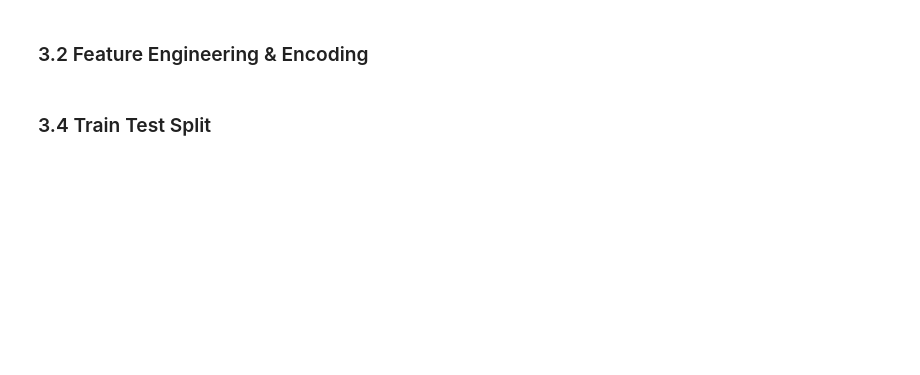
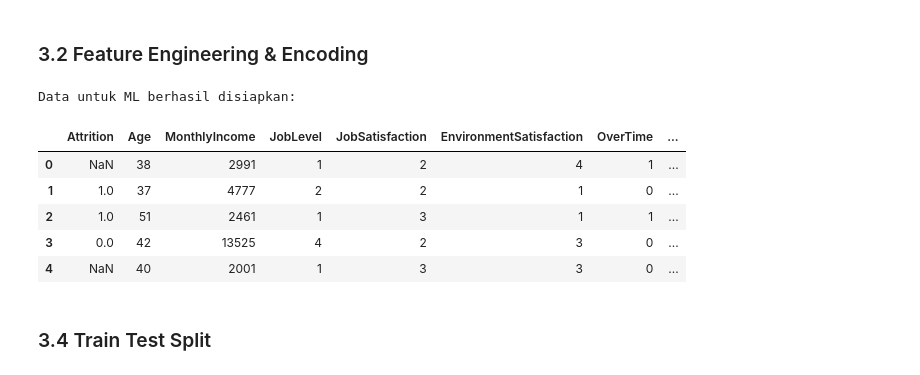
Before and after one commit to adetyatino/Data.Science_Project, a Jupyter notebook: notebook.ipynb, the cells around one changed output. Cells and saved outputs as stored; diff of their text form; code cells hidden in the pictures; blank space fills up the shorter version.

```diff
--- a/notebook.ipynb
+++ b/notebook.ipynb
@@ -656,20 +661,39 @@ Dataset berhasil disimpan sebagai employee_data_clean.csv
 # %% [markdown]
 ### 3.2 Feature Engineering & Encoding
 # %%
+# Tambahkan baris ini untuk mendefinisikan df_clean dari df yang sudah diproses sebelumnya
+df_clean = df.copy()
+
+# --- Script Asli Anda ---
 # Label attrition untuk analisis
 df_clean['Attrition_Status'] = df_clean['Attrition'].map({
     1.0: 'Resigned',
     0.0: 'Stayed'
 })
 
 # Feature selection (sama seperti siap.py)
 ml_data = df_clean[['Attrition','Age','MonthlyIncome','JobLevel',
                     'JobSatisfaction','EnvironmentSatisfaction',
                     'OverTime','YearsAtCompany','WorkLifeBalance']].copy()
 
+# Pastikan library LabelEncoder sudah di-import
+from sklearn.preprocessing import LabelEncoder
+
 # Encoding
 le = LabelEncoder()
 ml_data['OverTime'] = le.fit_transform(ml_data['OverTime'])
+
+# Menampilkan hasil
+print("Data untuk ML berhasil disiapkan:")
+display(ml_data.head())
+# %% [output]
+Data untuk ML berhasil disiapkan:
+|  | Attrition | Age | MonthlyIncome | JobLevel | JobSatisfaction | EnvironmentSatisfaction | OverTime | ... |
+| 0 | NaN | 38 | 2991 | 1 | 2 | 4 | 1 | ... |
+| 1 | 1.0 | 37 | 4777 | 2 | 2 | 1 | 0 | ... |
+| 2 | 1.0 | 51 | 2461 | 1 | 3 | 1 | 1 | ... |
+| 3 | 0.0 | 42 | 13525 | 4 | 2 | 3 | 0 | ... |
+| 4 | NaN | 40 | 2001 | 1 | 3 | 3 | 0 | ... |
 # %% [markdown]
 ### 3.4 Train Test Split
 # %%
```
Also changed, not shown: parts of 12 cells of this notebook, 3 other files.
